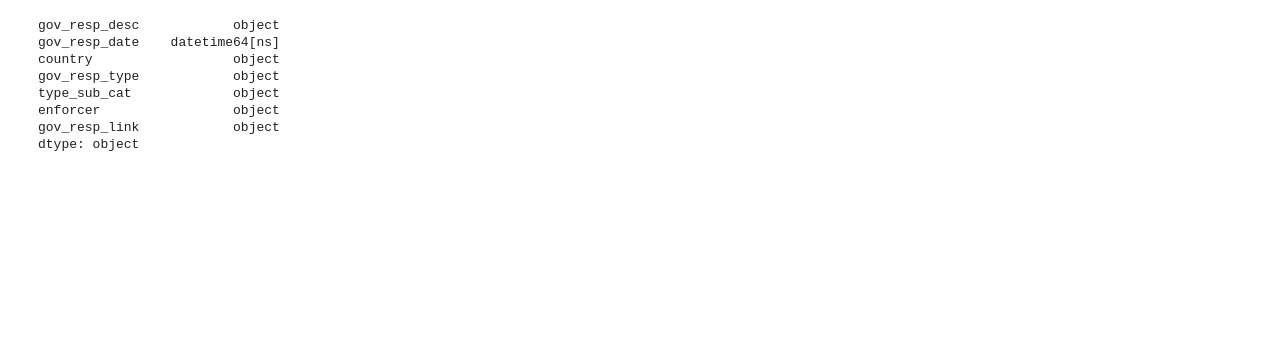
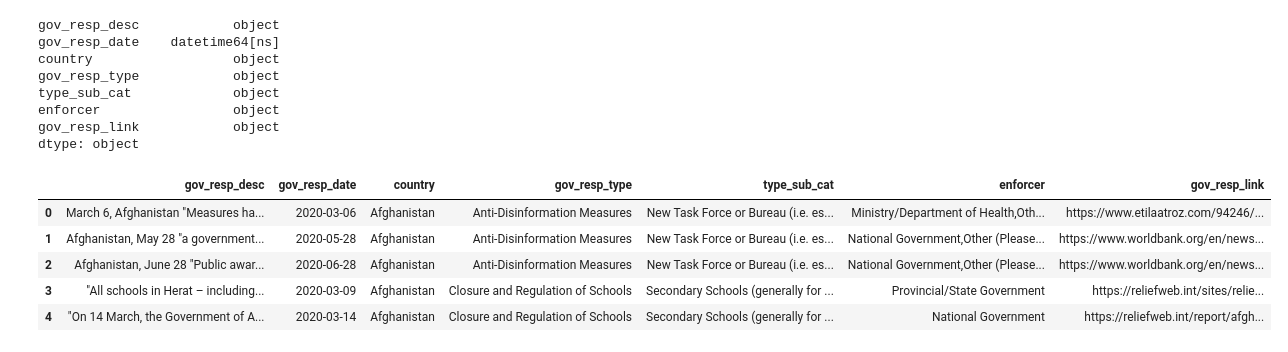
Before and after one commit to Kpearson72/etl-project-team4, a Jupyter notebook: Karen_working_directory/Karen_working_notebook.ipynb, the cells around one changed output. Saved outputs shown, nothing was run; the diff lists cells and outputs as text; code cells hidden in the pictures; blank space fills up the shorter version.

Commit message:
add code to change name of df to final name and look at unique country names. Also, add code for postresql to connect

```diff
--- a/Karen_working_directory/Karen_working_notebook.ipynb
+++ b/Karen_working_directory/Karen_working_notebook.ipynb
@@ -308,3 +301,14 @@ type_sub_cat             object
 enforcer                 object
 gov_resp_link            object
 dtype: object
+# %%
+# change name of dataframe
+gov_response = clean_gov_df
+gov_response.head()
+# %% [output]
+|  | gov_resp_desc | gov_resp_date | country | gov_resp_type | type_sub_cat | enforcer | gov_resp_link |
+| 0 | March 6, Afghanistan "Measures ha... | 2020-03-06 | Afghanistan | Anti-Disinformation Measures | New Task Force or Bureau (i.e. es... | Ministry/Department of Health,Oth... | https://www.etilaatroz.com/94246/... |
+| 1 | Afghanistan, May 28 "a government... | 2020-05-28 | Afghanistan | Anti-Disinformation Measures | New Task Force or Bureau (i.e. es... | National Government,Other (Please... | https://www.worldbank.org/en/news... |
+| 2 | Afghanistan, June 28 "Public awar... | 2020-06-28 | Afghanistan | Anti-Disinformation Measures | New Task Force or Bureau (i.e. es... | National Government,Other (Please... | https://www.worldbank.org/en/news... |
+| 3 | "All schools in Herat – including... | 2020-03-09 | Afghanistan | Closure and Regulation of Schools | Secondary Schools (generally for ... | Provincial/State Government | https://reliefweb.int/sites/relie... |
+| 4 | "On 14 March, the Government of A... | 2020-03-14 | Afghanistan | Closure and Regulation of Schools | Secondary Schools (generally for ... | National Government | https://reliefweb.int/report/afgh... |
```
Also changed, not shown: parts of 6 cells of this notebook.
